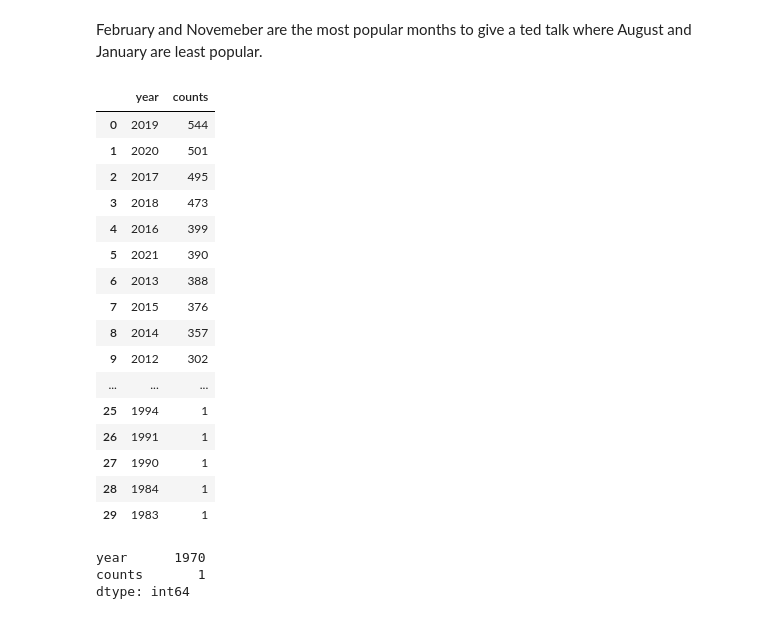
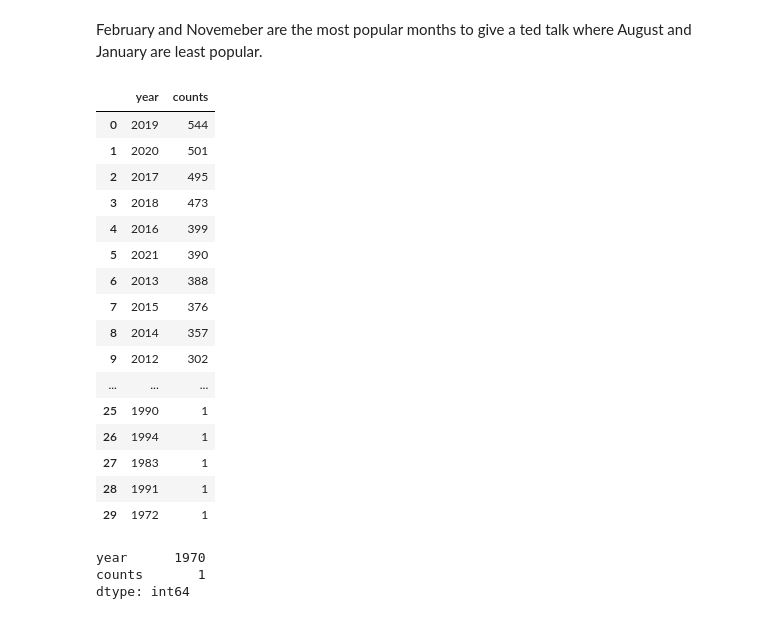
Before and after one commit to Rawanalmobarak/Ted-Talk, a Jupyter notebook: Ted_Talks.ipynb, the cells around one changed output. Drawn from its saved outputs; the diff is of its cells as text; code cells hidden in the pictures.

```diff
--- a/Ted_Talks.ipynb
+++ b/Ted_Talks.ipynb
@@ -333,28 +316,29 @@ fig.show()
 February and Novemeber are the most popular months to give a ted talk where August and January are least popular.
 # %%
 #top Years
-topYear=df.value_counts('year').reset_index()
+# topYear=df.value_counts('year').reset_index()
+topYear=df['year'].value_counts().reset_index()
 topYear.columns=['year','counts']
 # topYear=topYear.head(22)
 topYear
 # %% [output]
 |  | year | counts |
 | 0 | 2019 | 544 |
 | 1 | 2020 | 501 |
 | 2 | 2017 | 495 |
 | 3 | 2018 | 473 |
 | 4 | 2016 | 399 |
 | 5 | 2021 | 390 |
 | 6 | 2013 | 388 |
 | 7 | 2015 | 376 |
 | 8 | 2014 | 357 |
 | 9 | 2012 | 302 |
 | ... | ... | ... |
-| 25 | 1994 | 1 |
-| 26 | 1991 | 1 |
-| 27 | 1990 | 1 |
-| 28 | 1984 | 1 |
-| 29 | 1983 | 1 |
+| 25 | 1990 | 1 |
+| 26 | 1994 | 1 |
+| 27 | 1983 | 1 |
+| 28 | 1991 | 1 |
+| 29 | 1972 | 1 |
 # %%
 topYear.min()
 # %% [output]
```
Also changed, not shown: parts of 14 cells of this notebook.
